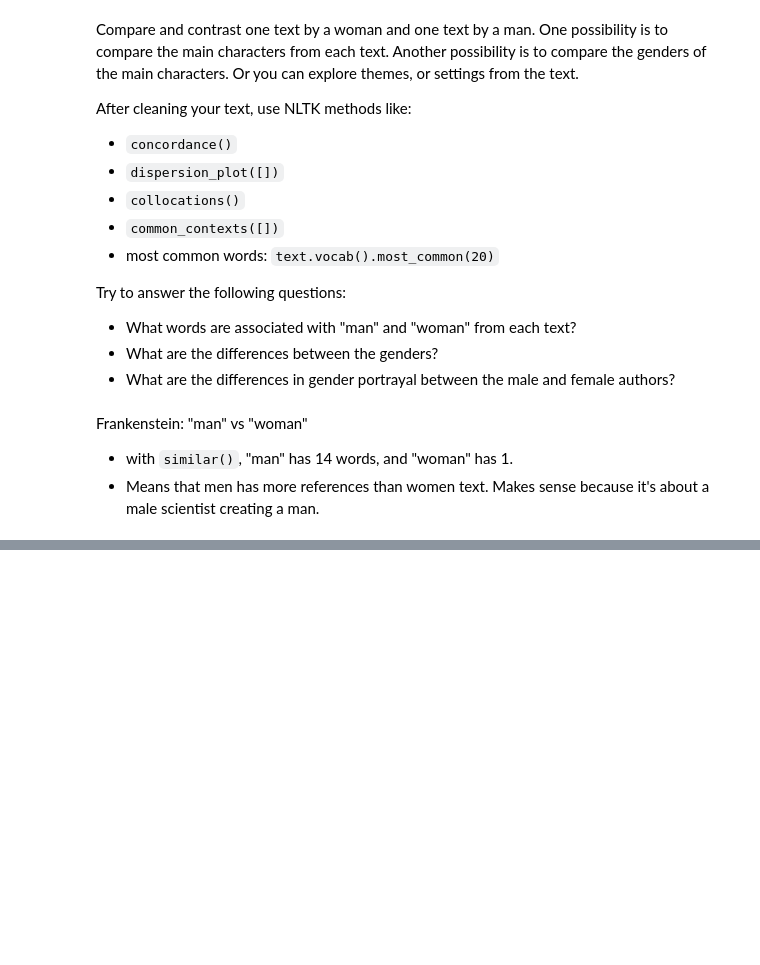
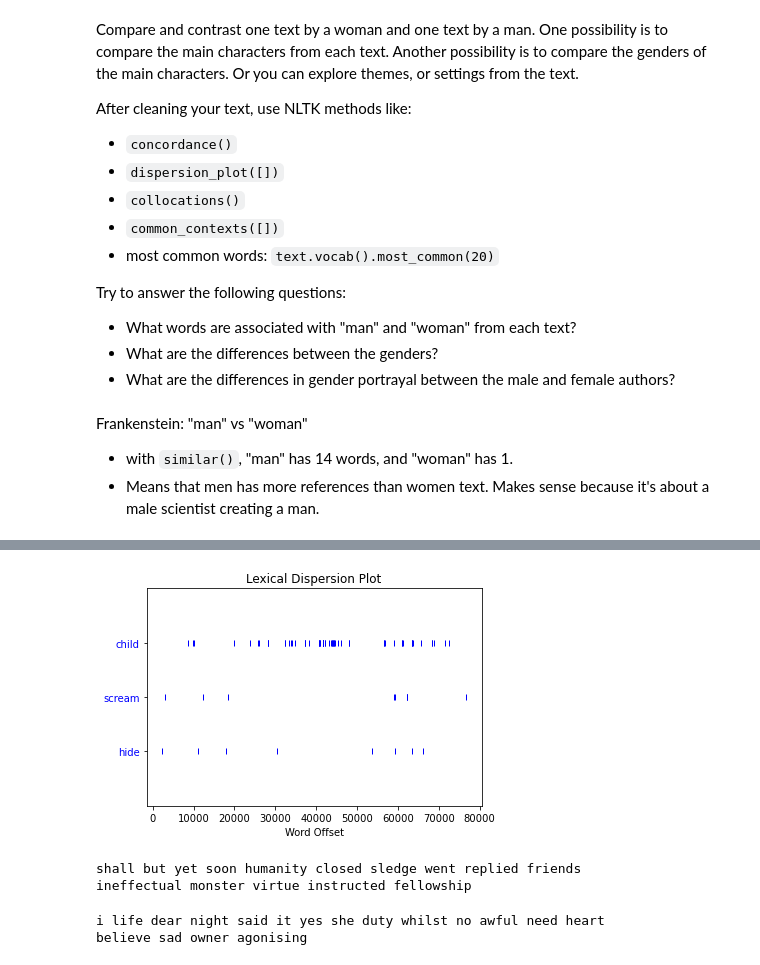
Before and after one commit to gofilipa/fds-spring-23, a Jupyter notebook: nltk-gender.ipynb, the cells around one changed output, grey strips where cells are left out. Drawn from its saved outputs; the diff is of its cells as text; code cells hidden in the pictures; blank space fills up the shorter version.

```diff
--- a/nltk-gender.ipynb
+++ b/nltk-gender.ipynb
@@ -89,5 +91,5 @@ orlando.vocab().most_common(20)
 # %%
 # load up and clean a text by a man for comparison
 
-dorian = clean(dorian_gray)
+drac = clean(dracula)
 # %%
@@ -97,5 +99,5 @@ print(dorian)
 # %%
-dorian = nltk.Text(dorian)
+drac = nltk.Text(drac)
 
-dorian.vocab().most_common(20)
+drac.vocab().most_common(20)
 # %% [output]
@@ -180,0 +241,23 @@ volcanoes
+# %%
+# compared to frankenstein, dracula has more instances of "scream" and "hide". This suggests
+# that the monster in dracula is more terrifying than the monster in frankenstein.
+
+# the graph also shows more instances of "child" in the middle and end of the novel. Maybe there's
+# a loss of innocence "child" in frankenstein, but not in dracula. To find out, we would look at
+# the context of the word "child" across the novels.
+
+drac.dispersion_plot(["child", "scream", "hide"])
+# %% [output]
+[figure, added]
+# %%
+# checking words similar to "child" in frankenstein and dracula
+
+frank.similar('child')
+# %% [output]
+shall but yet soon humanity closed sledge went replied friends
+ineffectual monster virtue instructed fellowship
+# %%
+drac.similar('child')
+# %% [output]
+i life dear night said it yes she duty whilst no awful need heart
+believe sad owner agonising
```
Also changed, not shown: parts of 23 cells of this notebook, 47 other files.
